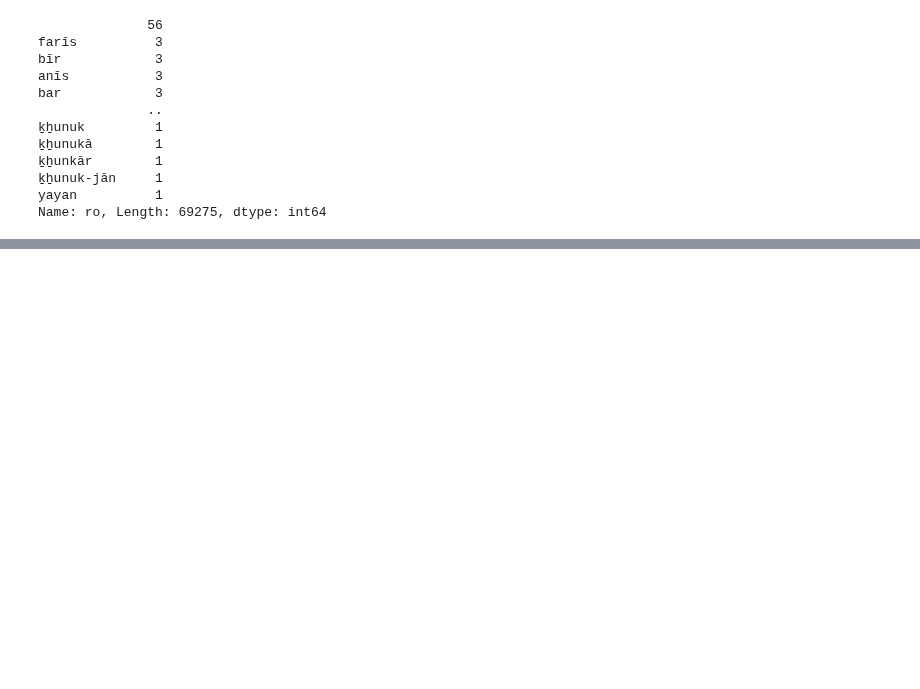
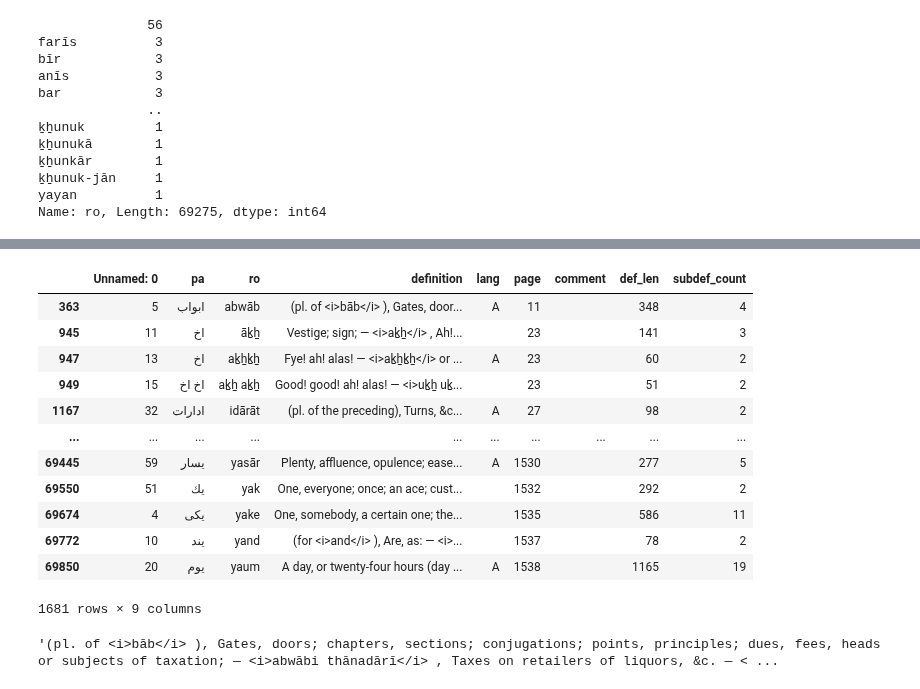
Before and after one commit to kebuhcah/experiments, a Jupyter notebook: dsal-scrape/dsal-scrape.ipynb, the cells around one changed output, grey strips where cells are left out. Saved outputs shown, nothing was run; the diff lists cells and outputs as text; code cells hidden in the pictures; blank space fills up the shorter version.

Commit message:
analysis of how to parse dashes (looking for preceding parentheses or semicolon does not work well)

```diff
--- a/dsal-scrape/dsal-scrape.ipynb
+++ b/dsal-scrape/dsal-scrape.ipynb
@@ -307,3 +304,54 @@ Name: lang, dtype: int64
+# %%
+# NOT DONE
+def hasDashInParens(s):
+    inParens = False
+
+    for i in len(s):
+        c = s[i]
+        if c == '(':
+            pass
+    return False
+
+def hasNestedParens(s):
+    inParens = False
+
+    for c in s:
+        if c == '(':
+            if inParens:
+                return True
+            else:
+                inParens = True
+        if c == ')':
+            inParens = False
+    return False
+
+# i.e. — not preceded by ;
+def hasLooseDash(s):
+    for i in range(len(s)):
+        if s[i] == '—':
+            if i < 2 or s[i-2] != ';':
+                return True
+    return False
+
+FullDict[FullDict.definition.apply(hasLooseDash)]
+# %% [output]
+|  | Unnamed: 0 | pa | ro | definition | lang | page | comment | def_len | subdef_count |
+| 363 | 5 | ابواب | abwāb | (pl. of <i>bāb</i> ), Gates, door... | A | 11 |  | 348 | 4 |
+| 945 | 11 | اخ | āḵẖ | Vestige; sign; — <i>aḵẖ</i> , Ah!... |  | 23 |  | 141 | 3 |
+| 947 | 13 | اخ | aḵẖḵẖ | Fye! ah! alas! — <i>aḵẖḵẖ</i> or ... | A | 23 |  | 60 | 2 |
+| 949 | 15 | اخ اخ | aḵẖ aḵẖ | Good! good! ah! alas! — <i>uḵẖ uḵ... |  | 23 |  | 51 | 2 |
+| 1167 | 32 | ادارات | idārāt | (pl. of the preceding), Turns, &c... | A | 27 |  | 98 | 2 |
+| ... | ... | ... | ... | ... | ... | ... | ... | ... | ... |
+| 69445 | 59 | يسار | yasār | Plenty, affluence, opulence; ease... | A | 1530 |  | 277 | 5 |
+| 69550 | 51 | يك | yak | One, everyone; once; an ace; cust... |  | 1532 |  | 292 | 2 |
+| 69674 | 4 | يکی | yake | One, somebody, a certain one; the... |  | 1535 |  | 586 | 11 |
+| 69772 | 10 | یند | yand | (for <i>and</i> ), Are, as: — <i>... |  | 1537 |  | 78 | 2 |
+| 69850 | 20 | يوم | yaum | A day, or twenty-four hours (day ... | A | 1538 |  | 1165 | 19 |
+1681 rows × 9 columns
+# %%
+FullDict.iloc[363].definition
+# %% [output]
+'(pl. of <i>bāb</i> ), Gates, doors; chapters, sections; conjugations; points, principles; dues, fees, heads or subjects of taxation; — <i>abwābi thānadārī</i> , Taxes on retailers of liquors, &c. — < ...
 # %%
 getSteingassPage(267)
 # %% [output]
```
Also changed, not shown: parts of 5 cells of this notebook.
